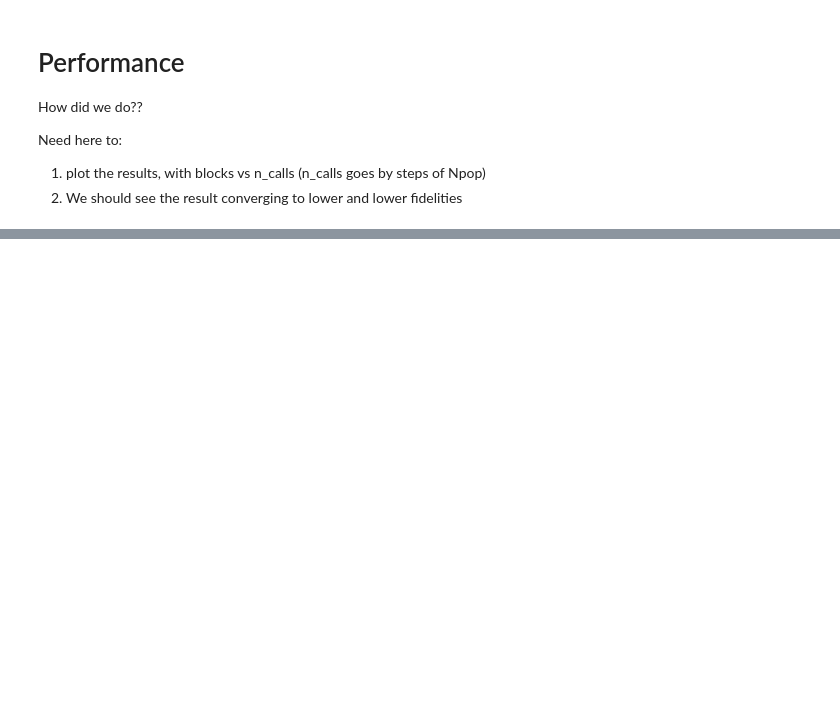
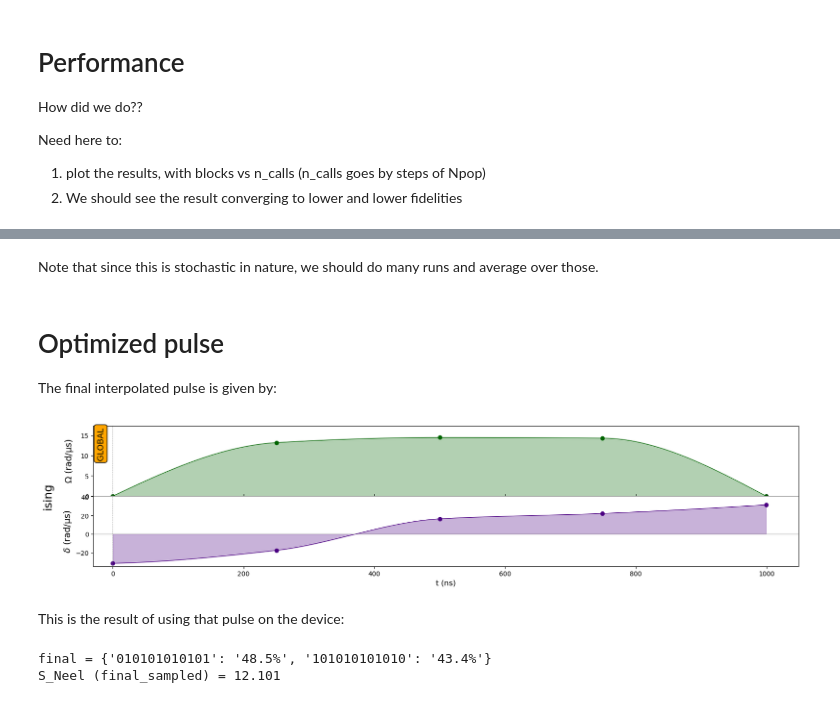
Before and after one commit to vdrouint/genetic-algos, a Jupyter notebook: prepare-AF-state-w-Pulser.ipynb, the cells around one changed output, grey strips where cells are left out. Saved outputs shown, nothing was run; the diff lists cells and outputs as text; code cells hidden in the pictures; blank space fills up the shorter version.

```diff
--- a/prepare-AF-state-w-Pulser.ipynb
+++ b/prepare-AF-state-w-Pulser.ipynb
@@ -373,12 +387,17 @@ def plot_a_sequence(individual,m):
     seq.draw()
 # %%
 #make random initial population of anneal_schedules
-npt = 6 #number of points in the schedule
+npt = 3 #number of points in the schedule
 Npop = 10
 population = []
-for j in range(Npop):
+population.append(benchmark_schedule(npt))
+for j in range(Npop-1):
     population.append(create_random_schedule(npt))
 population = np.array(population)
+
 #define the genetic algorithm terms
-N_elite = 1 #keep one elite as well as the linear benchmark, at all times.
-mutation_rate = [0.5, 1, 1] #[no. of times an individual is chosen to mutation, variance of mutation]
+N_elite = 2 #keep one elite as well as the linear benchmark, at all times.
+mutation_rate = [0.5, 0.1*Omega_max, 0.1*(delta_f - delta_0)]
+#mutation_rate[0] -> probability. that an individual is chosen to mutate
+#mutation_rate[1] -> variance of mutation of Omega points in schedule
+#mutation_rate[2] -> variance of mutation of delta points in schedule
@@ -466,0 +502,37 @@ def sort_improv(RESULT):
+# %% [markdown]
+Note that since this is stochastic in nature, we should do many runs and average over those.
+# %% [markdown]
+# Optimized pulse
+
+The final interpolated pulse is given by:
+# %%
+#pick the best fidelity of a pulse, which is the elite member
+#careful, index 0 is the linear benchmark
+optimal_pulse = population[0]
+plot_a_sequence(optimal_pulse, npt)
+# %% [output]
+[figure, added]
+# %% [markdown]
+This is the result of using that pulse on the device:
+# %%
+#sequence declaration
+seq = Sequence(reg, Chadoq2)
+seq.declare_channel("ising", "rydberg_global")
+P = create_interp_pulse(optimal_pulse[:npt], optimal_pulse[npt:(2*npt)], T)
+seq.add(P, "ising")
+
+#simulation
+simul = Simulation(seq)
+results = simul.run()
+print("final =", proba_from_state(results, min_p=0.05))
+
+sampling = results.sample_final_state(N_samples=1000)
+sampled_state = sum(
+    [np.sqrt(sampling[k] / 1000) * qutip.ket(k) for k in sampling.keys()]
+)
+
+s_neel_sampled = np.round(get_neel_structure_factor(reg, sampled_state), 3)
+print(f"S_Neel (final_sampled) = {s_neel_sampled}")
+# %% [output]
+final = {'010101010101': '48.5%', '101010101010': '43.4%'}
+S_Neel (final_sampled) = 12.101
```
Also changed, not shown: parts of 16 cells of this notebook.
